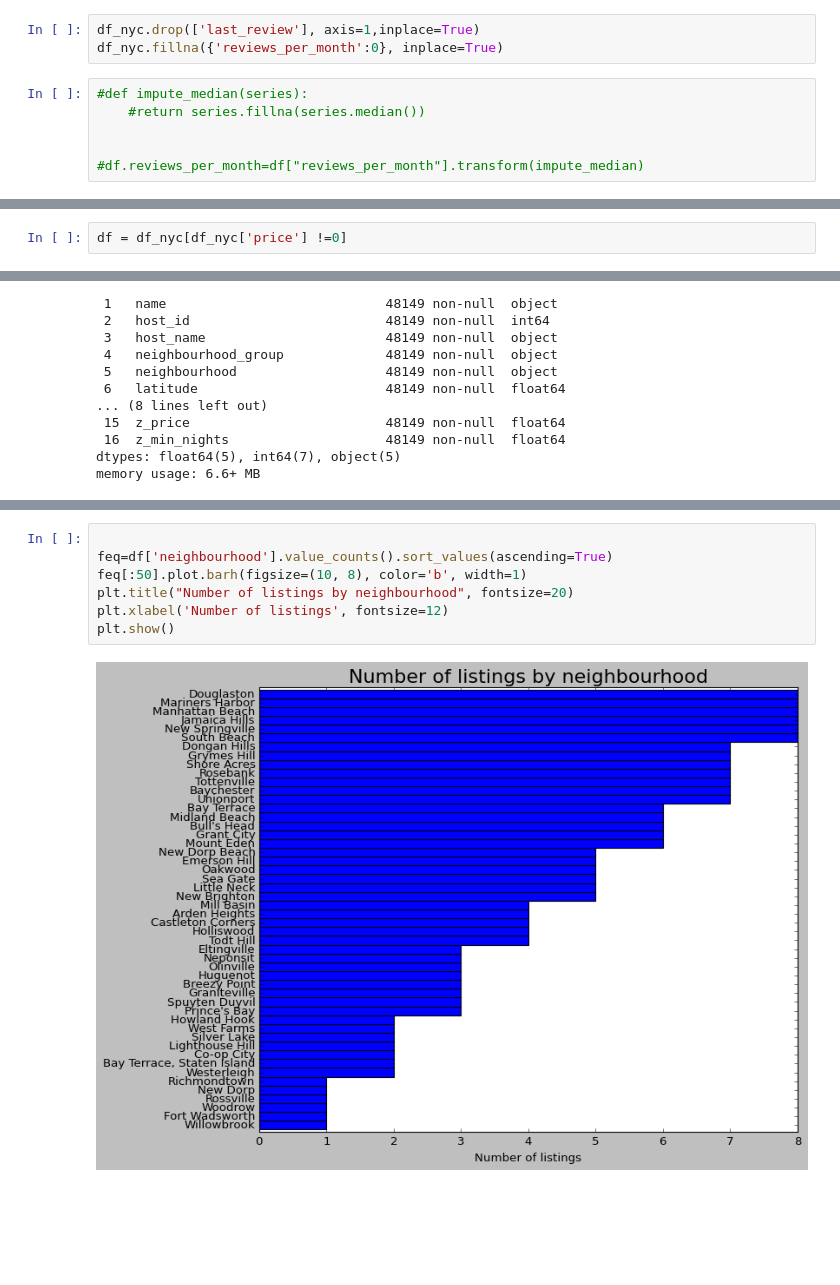
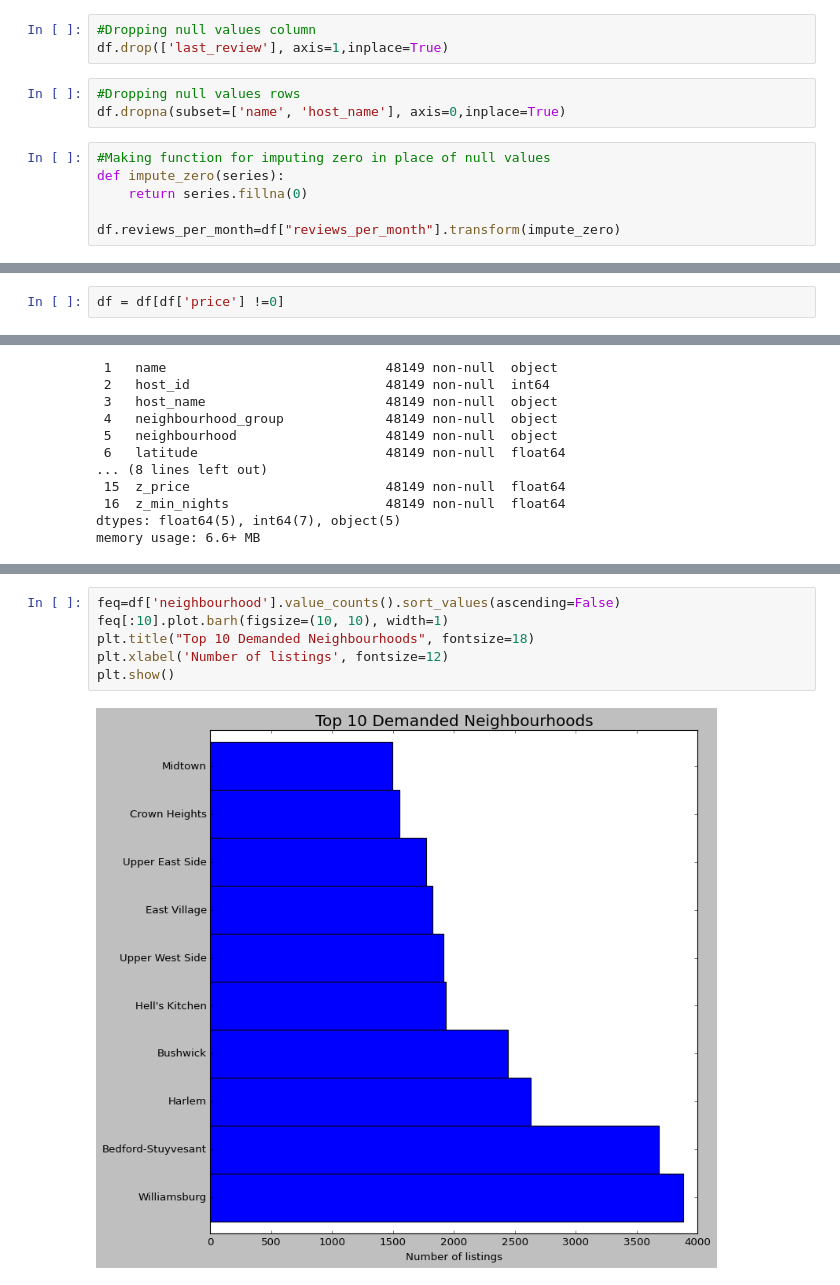
Before and after one commit to RajaChowdhury/Airbnb-Bookings-Analysis, a Jupyter notebook: MY_Airbnb_Bookings_Analysis_Capstone_Project.ipynb, the cells around one changed output, grey strips where cells are left out. Saved outputs shown, nothing was run; the diff lists cells and outputs as text; blank space fills up the shorter version.

```diff
--- a/MY_Airbnb_Bookings_Analysis_Capstone_Project.ipynb
+++ b/MY_Airbnb_Bookings_Analysis_Capstone_Project.ipynb
@@ -208,10 +207,13 @@ As we can see there are some Null Values in **host_name**, **name** , **last_rev
 # %%
-df_nyc.drop(['last_review'], axis=1,inplace=True)
-df_nyc.fillna({'reviews_per_month':0}, inplace=True)
+#Dropping null values column
+df.drop(['last_review'], axis=1,inplace=True)
+# %%
+#Dropping null values rows
+df.dropna(subset=['name', 'host_name'], axis=0,inplace=True)
 # %%
-#def impute_median(series):
-    #return series.fillna(series.median())
+#Making function for imputing zero in place of null values
+def impute_zero(series):
+    return series.fillna(0)
 
-
-#df.reviews_per_month=df["reviews_per_month"].transform(impute_median)
+df.reviews_per_month=df["reviews_per_month"].transform(impute_zero)
 # %%
@@ -242,4 +247,4 @@ df_nyc[df_nyc.price==0].shape
 # %% [markdown]
 We can clearly see the total of eleven entries need to be drop whose price is 0 so going forward excluding those entries having price = 0
 # %%
-df = df_nyc[df_nyc['price'] !=0]
+df = df[df['price'] !=0]
@@ -413,9 +415,8 @@ plt.ioff()
 # %%
-
-feq=df['neighbourhood'].value_counts().sort_values(ascending=True)
-feq[:50].plot.barh(figsize=(10, 8), color='b', width=1)
-plt.title("Number of listings by neighbourhood", fontsize=20)
+feq=df['neighbourhood'].value_counts().sort_values(ascending=False)
+feq[:10].plot.barh(figsize=(10, 10), width=1)
+plt.title("Top 10 Demanded Neighbourhoods", fontsize=18)
 plt.xlabel('Number of listings', fontsize=12)
 plt.show()
 # %% [output]
-[figure, old version]
+[figure, new version]
```
Also changed, not shown: parts of 66 cells of this notebook.
